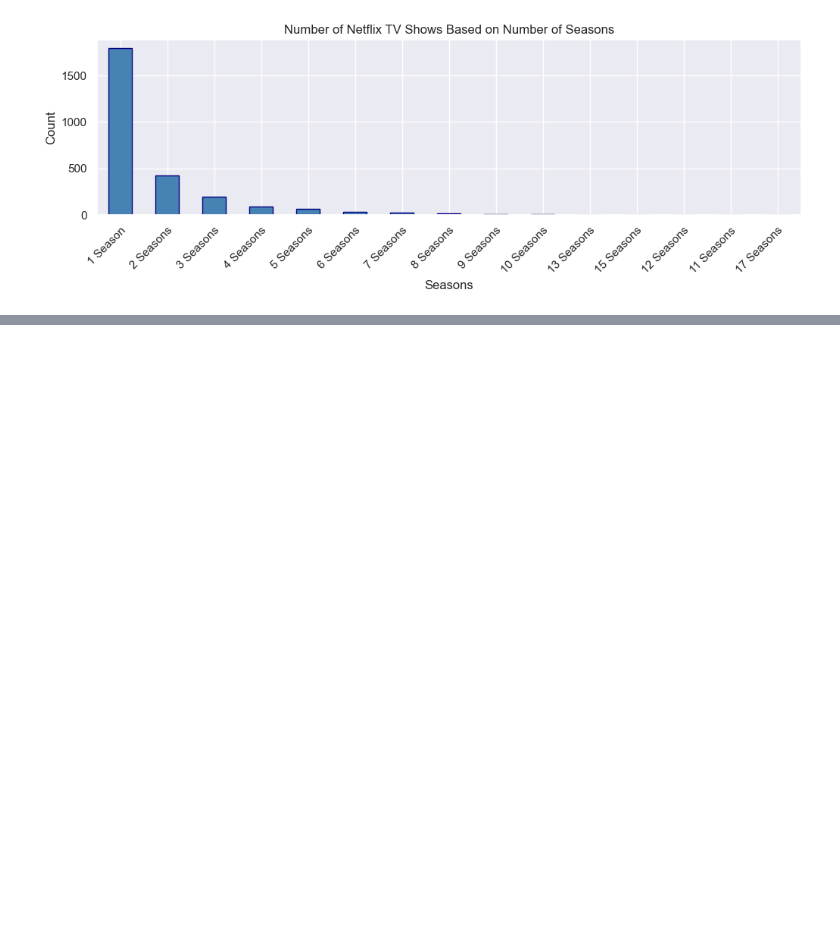
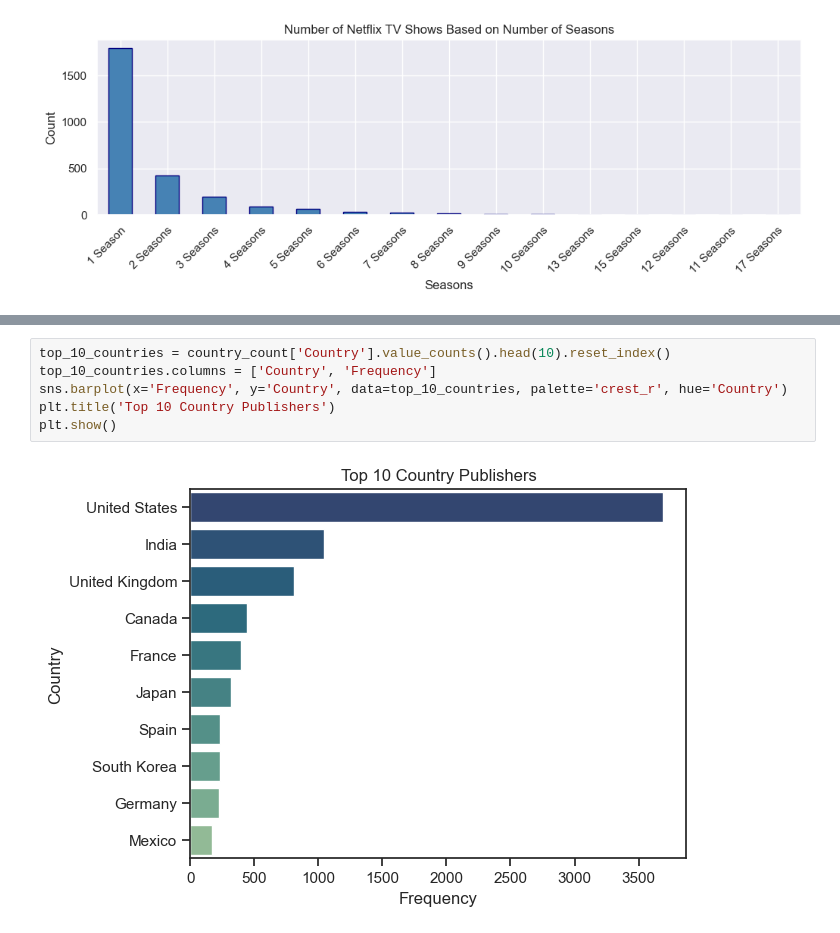
Before and after one commit to DaniloGrujic/netflix-data, a Jupyter notebook: EDA_netflix.ipynb, the cells around one changed output, grey strips where cells are left out. Saved outputs shown, nothing was run; the diff lists cells and outputs as text; blank space fills up the shorter version.

```diff
--- a/EDA_netflix.ipynb
+++ b/EDA_netflix.ipynb
@@ -167,0 +179,8 @@ array(['United States', 'South Africa', nan, 'India',
+# %%
+top_10_countries = country_count['Country'].value_counts().head(10).reset_index()
+top_10_countries.columns = ['Country', 'Frequency']
+sns.barplot(x='Frequency', y='Country', data=top_10_countries, palette='crest_r', hue='Country')
+plt.title('Top 10 Country Publishers')
+plt.show()
+# %% [output]
+[figure, new version]
```
Also changed, not shown: parts of 9 cells of this notebook.
